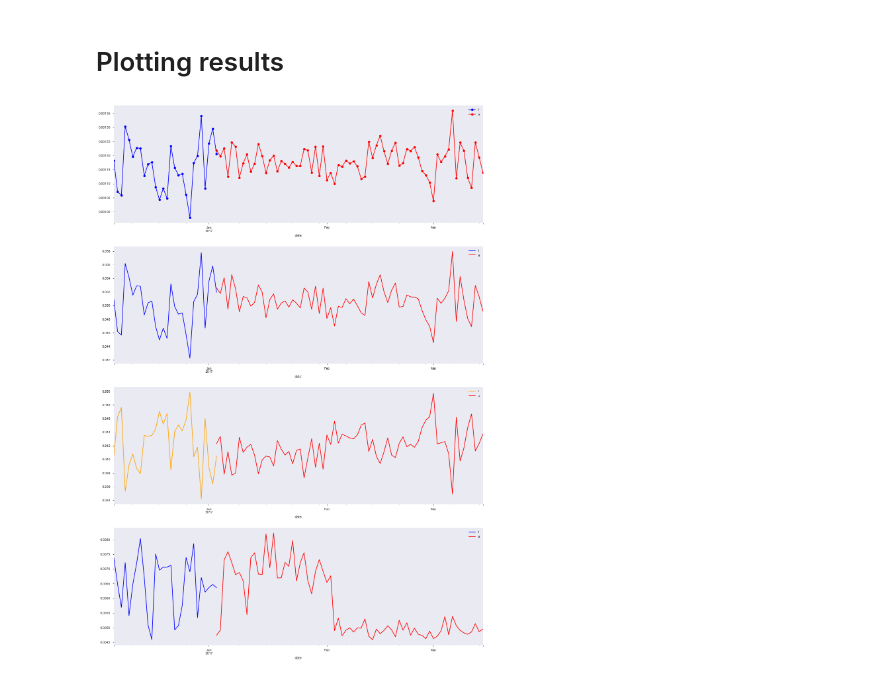
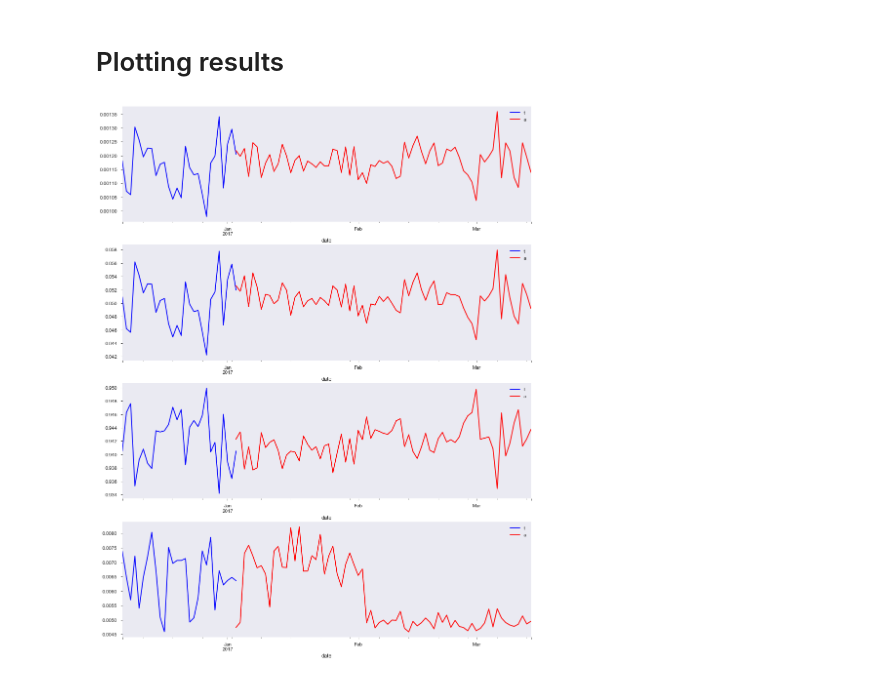
Before and after one commit to FranVV-Ecu/chemtech, a Jupyter notebook: Тестовое задание.ipynb, the cells around one changed output. Cells and saved outputs as stored; diff of their text form; code cells hidden in the pictures.

Commit message:
adding plot results

```diff
--- a/Тестовое задание.ipynb
+++ b/Тестовое задание.ipynb
@@ -614,36 +780,36 @@ With top 10 tag training model, performance is not better than Catboost model tr
 import matplotlib.cm as cm
 
 gr_t1 = valid_data.resample('D')['target1'].first()
 gr_t2 = valid_data.resample('D')['target2'].first()
 gr_t3 = valid_data.resample('D')['target3'].first()
 gr_t4 = valid_data.resample('D')['target4'].first()
 
 gr_p1= results.resample('D')['target1'].first()
 gr_p2 = results.resample('D')['target2'].first()
 gr_p3 = results.resample('D')['target3'].first()
 gr_p4 = results.resample('D')['target4'].first()
 
 fig, ax = plt.subplots(4,1,figsize = (15,20))
 
-gr_t1.plot(ax = ax[0], label = 'train', color = 'blue',marker ='o')
-gr_p1.plot(ax = ax[0],label = 'prediction', color = 'r',marker ='o')
+gr_t1.plot(ax = ax[0], label = 'train', color = 'blue')
+gr_p1.plot(ax = ax[0],label = 'prediction', color = 'r')
 
 ax[0].legend('target1')
 ax[0].grid()
 
-gr_t2.plot(ax = ax[1],label = 'train', color = 'blue')
+gr_t2.plot(ax = ax[1],label = 'train', color = 'b')
 gr_p2.plot(ax = ax[1],label = 'prediction', color = 'red')
 ax[1].legend('target2')
 ax[1].grid()
 
-gr_t3.plot(ax = ax[2],label = 'train', color = 'orange')
+gr_t3.plot(ax = ax[2],label = 'train', color = 'b')
 gr_p3.plot(ax = ax[2],label = 'prediction', color = 'red',)
 ax[2].legend('target3')
 ax[2].grid()
 
-gr_t4.plot(ax = ax[3],label = 'train', color = 'blue')
+gr_t4.plot(ax = ax[3],label = 'train', color = 'b')
 gr_p4.plot(ax = ax[3],label = 'prediction', color = 'red')
 ax[3].legend('target4')
 ax[3].grid()
 # %% [output]
-[figure, old version]
+[figure, new version]
```
Also changed, not shown: parts of 21 cells of this notebook, 5 other files.
